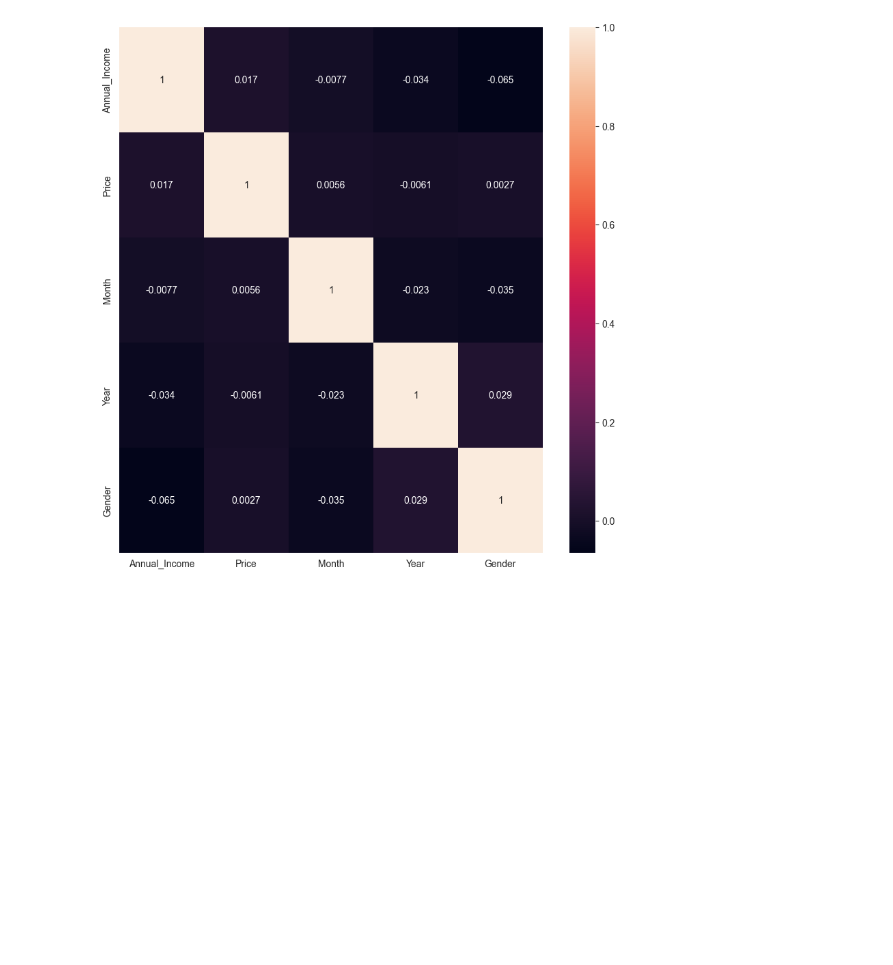
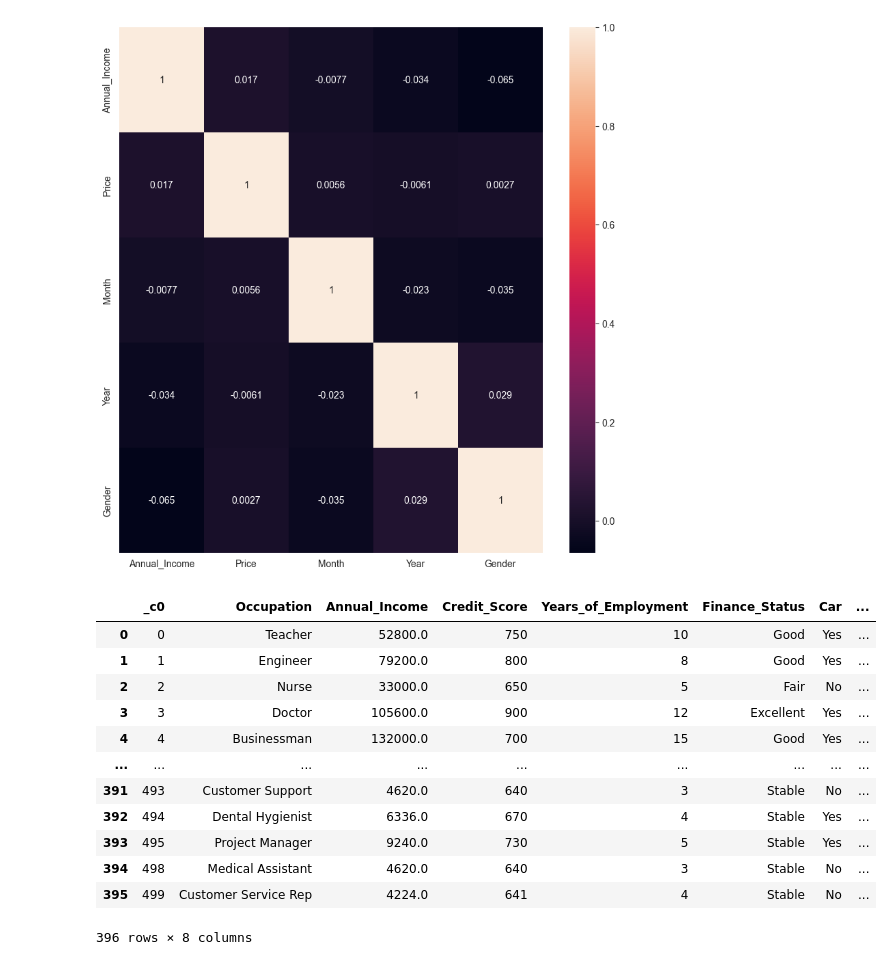
Before and after one commit to File500/Data_science_and_analysis, a Jupyter notebook: analysis/visual_analysis/car_ownership_and_sales_EDA.ipynb, the cells around one changed output. Cells and saved outputs as stored; diff of their text form; code cells hidden in the pictures; blank space fills up the shorter version.

```diff
--- a/analysis/visual_analysis/car_ownership_and_sales_EDA.ipynb
+++ b/analysis/visual_analysis/car_ownership_and_sales_EDA.ipynb
@@ -568,0 +573,16 @@ plt.show()
+# %%
+ownership_pandas_dataset
+# %% [output]
+|  | _c0 | Occupation | Annual_Income | Credit_Score | Years_of_Employment | Finance_Status | Car | ... |
+| 0 | 0 | Teacher | 52800.0 | 750 | 10 | Good | Yes | ... |
+| 1 | 1 | Engineer | 79200.0 | 800 | 8 | Good | Yes | ... |
+| 2 | 2 | Nurse | 33000.0 | 650 | 5 | Fair | No | ... |
+| 3 | 3 | Doctor | 105600.0 | 900 | 12 | Excellent | Yes | ... |
+| 4 | 4 | Businessman | 132000.0 | 700 | 15 | Good | Yes | ... |
+| ... | ... | ... | ... | ... | ... | ... | ... | ... |
+| 391 | 493 | Customer Support | 4620.0 | 640 | 3 | Stable | No | ... |
+| 392 | 494 | Dental Hygienist | 6336.0 | 670 | 4 | Stable | Yes | ... |
+| 393 | 495 | Project Manager | 9240.0 | 730 | 5 | Stable | Yes | ... |
+| 394 | 498 | Medical Assistant | 4620.0 | 640 | 3 | Stable | No | ... |
+| 395 | 499 | Customer Service Rep | 4224.0 | 641 | 4 | Stable | No | ... |
+396 rows × 8 columns
```
Also changed, not shown: parts of 8 cells of this notebook, 4 other files.
